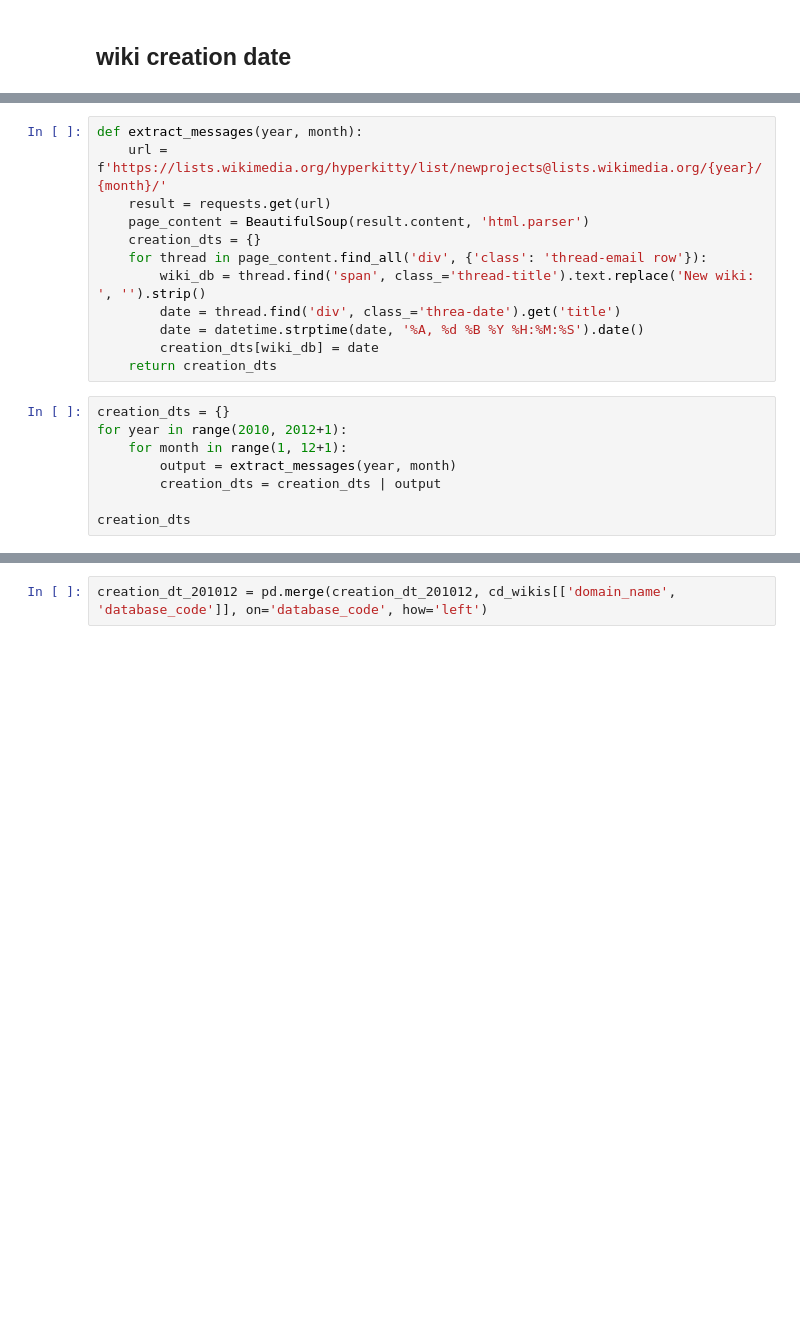
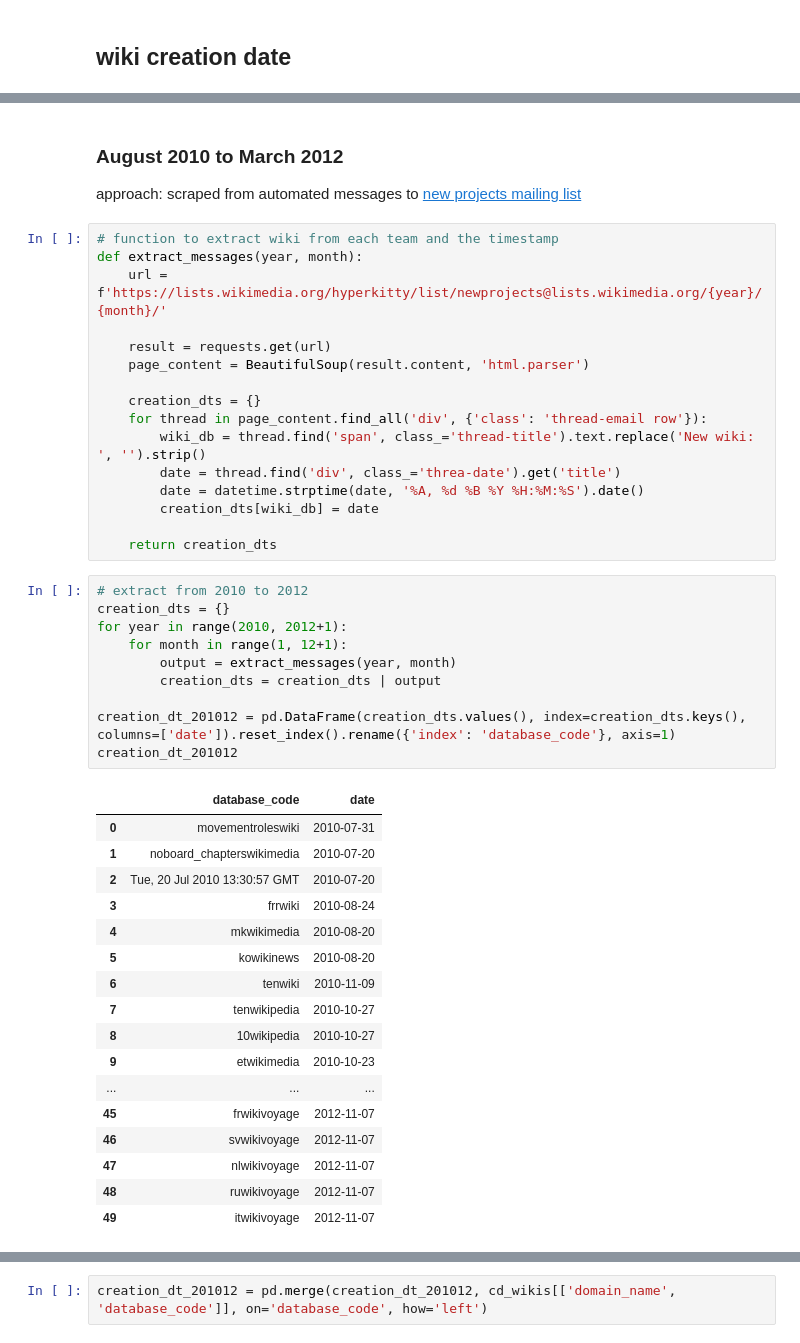
Before and after one commit to kcvelaga/wikidb_start_end, a Jupyter notebook: creation.ipynb, the cells around one changed output, grey strips where cells are left out. Drawn from its saved outputs; the diff is of its cells as text; blank space fills up the shorter version.

```diff
--- a/creation.ipynb
+++ b/creation.ipynb
@@ -124,20 +172,47 @@ min_rev_date.head()
+# %% [markdown]
+### August 2010 to March 2012
+approach: scraped from automated messages to [new projects mailing list](https://lists.wikimedia.org/hyperkitty/list/newprojects@lists.wikimedia.org/)
 # %%
+# function to extract wiki from each team and the timestamp
 def extract_messages(year, month):
     url = f'https://lists.wikimedia.org/hyperkitty/list/newprojects@lists.wikimedia.org/{year}/{month}/'
+
     result = requests.get(url)
     page_content = BeautifulSoup(result.content, 'html.parser')
+
     creation_dts = {}
     for thread in page_content.find_all('div', {'class': 'thread-email row'}):
         wiki_db = thread.find('span', class_='thread-title').text.replace('New wiki: ', '').strip()
         date = thread.find('div', class_='threa-date').get('title')
         date = datetime.strptime(date, '%A, %d %B %Y %H:%M:%S').date()
         creation_dts[wiki_db] = date
+
     return creation_dts
 # %%
+# extract from 2010 to 2012
 creation_dts = {}
 for year in range(2010, 2012+1):
     for month in range(1, 12+1):
         output = extract_messages(year, month)
         creation_dts = creation_dts | output
 
-creation_dts
+creation_dt_201012 = pd.DataFrame(creation_dts.values(), index=creation_dts.keys(), columns=['date']).reset_index().rename({'index': 'database_code'}, axis=1)
+creation_dt_201012
+# %% [output]
+|  | database_code | date |
+| 0 | movementroleswiki | 2010-07-31 |
+| 1 | noboard_chapterswikimedia | 2010-07-20 |
+| 2 | Tue, 20 Jul 2010 13:30:57 GMT | 2010-07-20 |
+| 3 | frrwiki | 2010-08-24 |
+| 4 | mkwikimedia | 2010-08-20 |
+| 5 | kowikinews | 2010-08-20 |
+| 6 | tenwiki | 2010-11-09 |
+| 7 | tenwikipedia | 2010-10-27 |
+| 8 | 10wikipedia | 2010-10-27 |
+| 9 | etwikimedia | 2010-10-23 |
+| ... | ... | ... |
+| 45 | frwikivoyage | 2012-11-07 |
+| 46 | svwikivoyage | 2012-11-07 |
+| 47 | nlwikivoyage | 2012-11-07 |
+| 48 | ruwikivoyage | 2012-11-07 |
+| 49 | itwikivoyage | 2012-11-07 |
```
Also changed, not shown: parts of 18 cells of this notebook, 1 other file.
